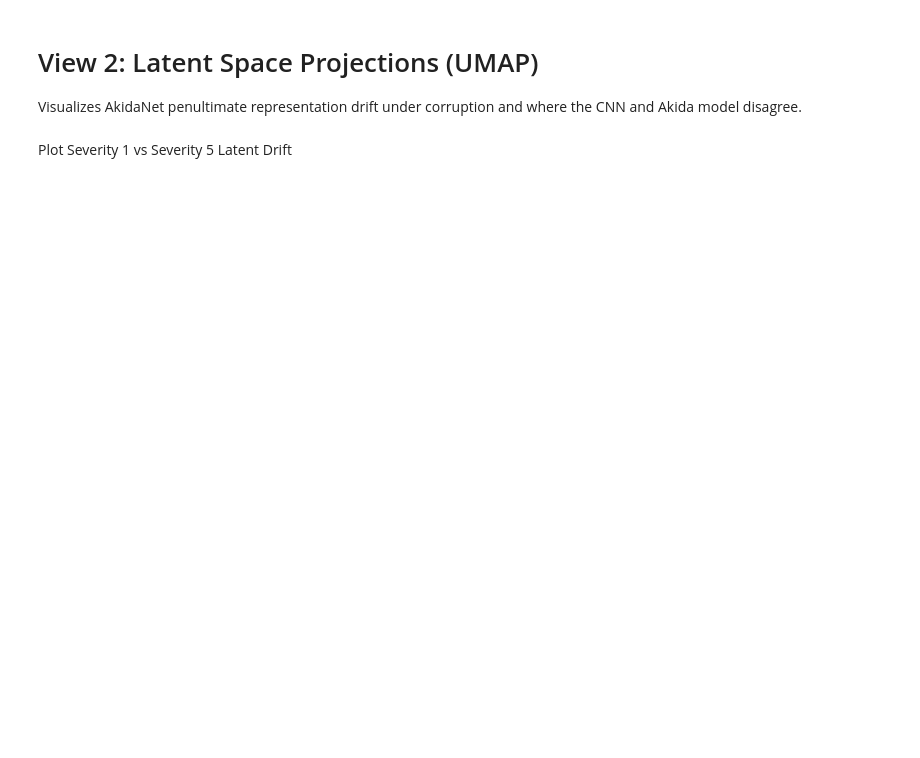
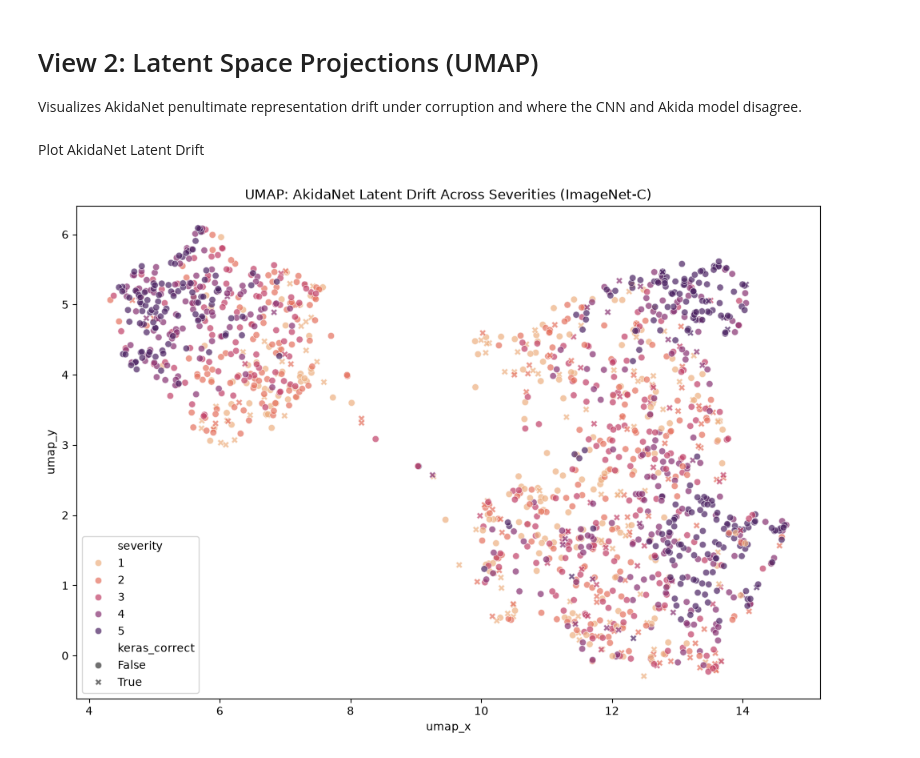
Before and after one commit to Yavmarto/jku-ai-vis-2026, a Jupyter notebook: Phase 1 - No AI/view_projections.ipynb, the cells around one changed output. Cells and saved outputs as stored; diff of their text form; code cells hidden in the pictures; blank space fills up the shorter version.

```diff
--- a/Phase 1 - No AI/view_projections.ipynb
+++ b/Phase 1 - No AI/view_projections.ipynb
@@ -9,16 +9,16 @@ import matplotlib.pyplot as plt
 import seaborn as sns
 import umap
 # %%
-df = pd.read_parquet("../results/akidanet_imagenetc.parquet")
+df = pd.read_parquet("results_card/predictions_with_embeddings.parquet")
 os.makedirs("../figures/phase1_human", exist_ok=True)
 
+#df_sample = df.groupby(["corruption", "severity"]).sample(n=200, random_state=42) # subsample, 30k images is too heavy for UMAP memory limits
 features = np.vstack(df["embedding"].values)
 
-reducer = umap.UMAP(n_neighbors=25, min_dist=0.15, random_state=0)
+reducer = umap.UMAP(n_neighbors=15, min_dist=0.1, random_state=42)
 embeddings_2d = reducer.fit_transform(features)
 
 df["umap_x"] = embeddings_2d[:, 0]
 df["umap_y"] = embeddings_2d[:, 1]
-df["agreement"] = np.where(df["cnn_pred"] == df["akida_pred"], "agree", "disagree")
 # %% [markdown]
-Plot Severity 1 vs Severity 5 Latent Drift
+Plot AkidaNet Latent Drift
@@ -52,0 +25,11 @@ plt.show()
+# %%
+plt.figure(figsize=(12, 8))
+
+sns.scatterplot(data=df, x="umap_x", y="umap_y",hue="severity", style="keras_correct", alpha=0.7, palette="flare")
+
+plt.title("UMAP: AkidaNet Latent Drift Across Severities (ImageNet-C)")
+
+plt.savefig("../figures/phase1_human/akidanet_umap_drift.png", bbox_inches="tight")#store image
+plt.show()
+# %% [output]
+[figure, added]
```
Also changed, not shown: parts of 1 cell of this notebook, 13 other files.
